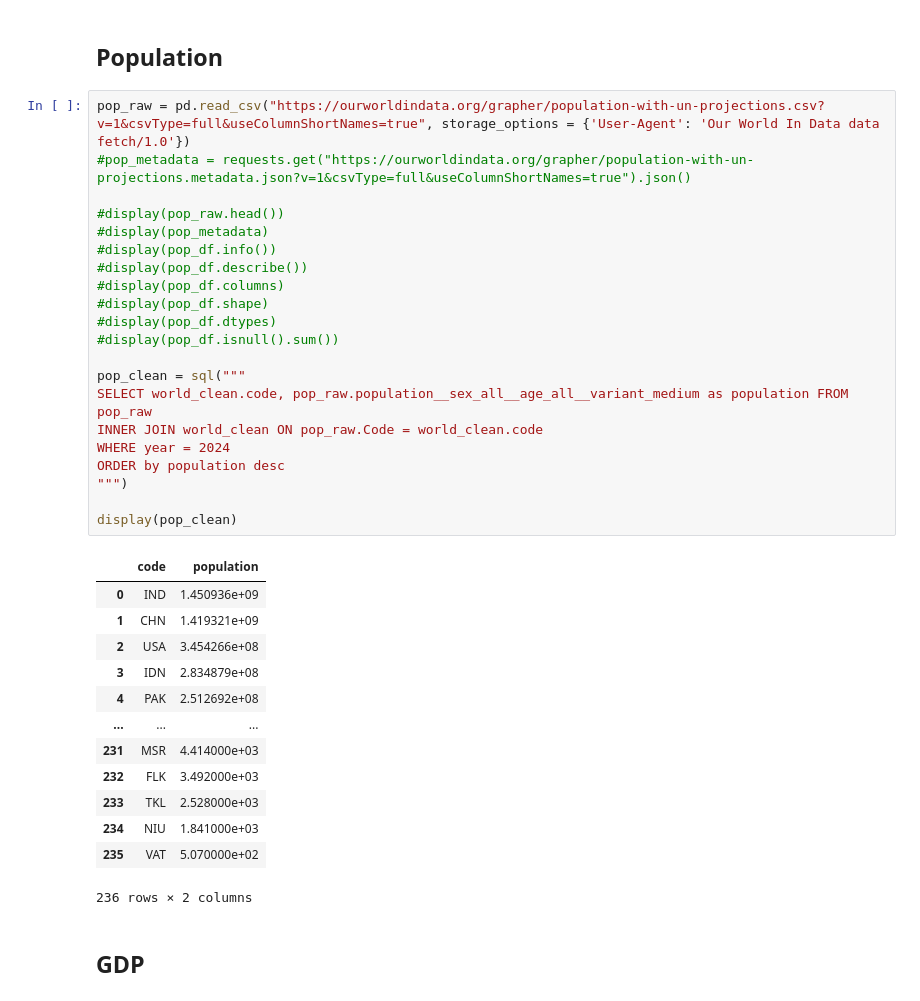
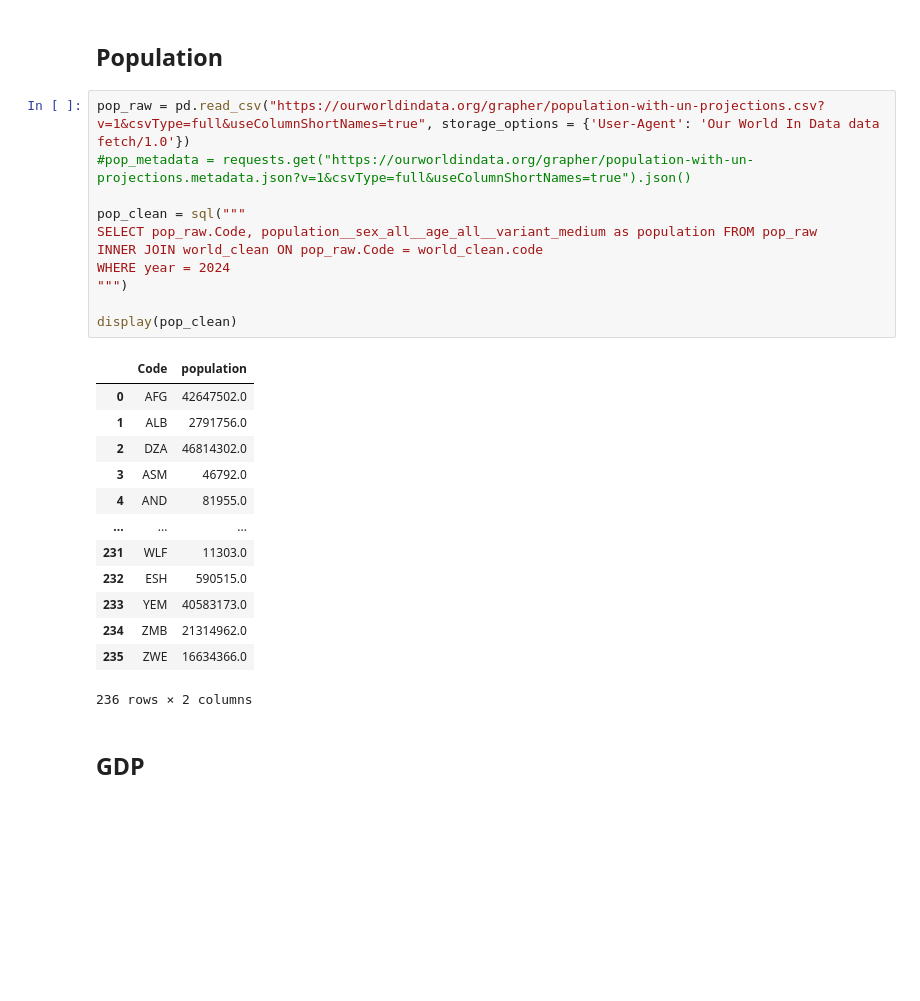
Before and after one commit to william-toscani/Data_Visualization_Project, a Jupyter notebook: Data_Viz_Project.ipynb, the cells around one changed output. Cells and saved outputs as stored; diff of their text form; blank space fills up the shorter version.

```diff
--- a/Data_Viz_Project.ipynb
+++ b/Data_Viz_Project.ipynb
@@ -48,37 +46,27 @@ display(world_clean)
 # %%
 pop_raw = pd.read_csv("https://ourworldindata.org/grapher/population-with-un-projections.csv?v=1&csvType=full&useColumnShortNames=true", storage_options = {'User-Agent': 'Our World In Data data fetch/1.0'})
 #pop_metadata = requests.get("https://ourworldindata.org/grapher/population-with-un-projections.metadata.json?v=1&csvType=full&useColumnShortNames=true").json()
 
-#display(pop_raw.head())
-#display(pop_metadata)
-#display(pop_df.info())
-#display(pop_df.describe())
-#display(pop_df.columns)
-#display(pop_df.shape)
-#display(pop_df.dtypes)
-#display(pop_df.isnull().sum())
-
 pop_clean = sql("""
-SELECT world_clean.code, pop_raw.population__sex_all__age_all__variant_medium as population FROM pop_raw
+SELECT pop_raw.Code, population__sex_all__age_all__variant_medium as population FROM pop_raw
 INNER JOIN world_clean ON pop_raw.Code = world_clean.code
 WHERE year = 2024
-ORDER by population desc
 """)
 
 display(pop_clean)
 # %% [output]
-|  | code | population |
-| 0 | IND | 1.450936e+09 |
-| 1 | CHN | 1.419321e+09 |
-| 2 | USA | 3.454266e+08 |
-| 3 | IDN | 2.834879e+08 |
-| 4 | PAK | 2.512692e+08 |
+|  | Code | population |
+| 0 | AFG | 42647502.0 |
+| 1 | ALB | 2791756.0 |
+| 2 | DZA | 46814302.0 |
+| 3 | ASM | 46792.0 |
+| 4 | AND | 81955.0 |
 | ... | ... | ... |
-| 231 | MSR | 4.414000e+03 |
-| 232 | FLK | 3.492000e+03 |
-| 233 | TKL | 2.528000e+03 |
-| 234 | NIU | 1.841000e+03 |
-| 235 | VAT | 5.070000e+02 |
+| 231 | WLF | 11303.0 |
+| 232 | ESH | 590515.0 |
+| 233 | YEM | 40583173.0 |
+| 234 | ZMB | 21314962.0 |
+| 235 | ZWE | 16634366.0 |
 236 rows × 2 columns
 # %% [markdown]
 ## GDP
```
Also changed, not shown: parts of 17 cells of this notebook.
